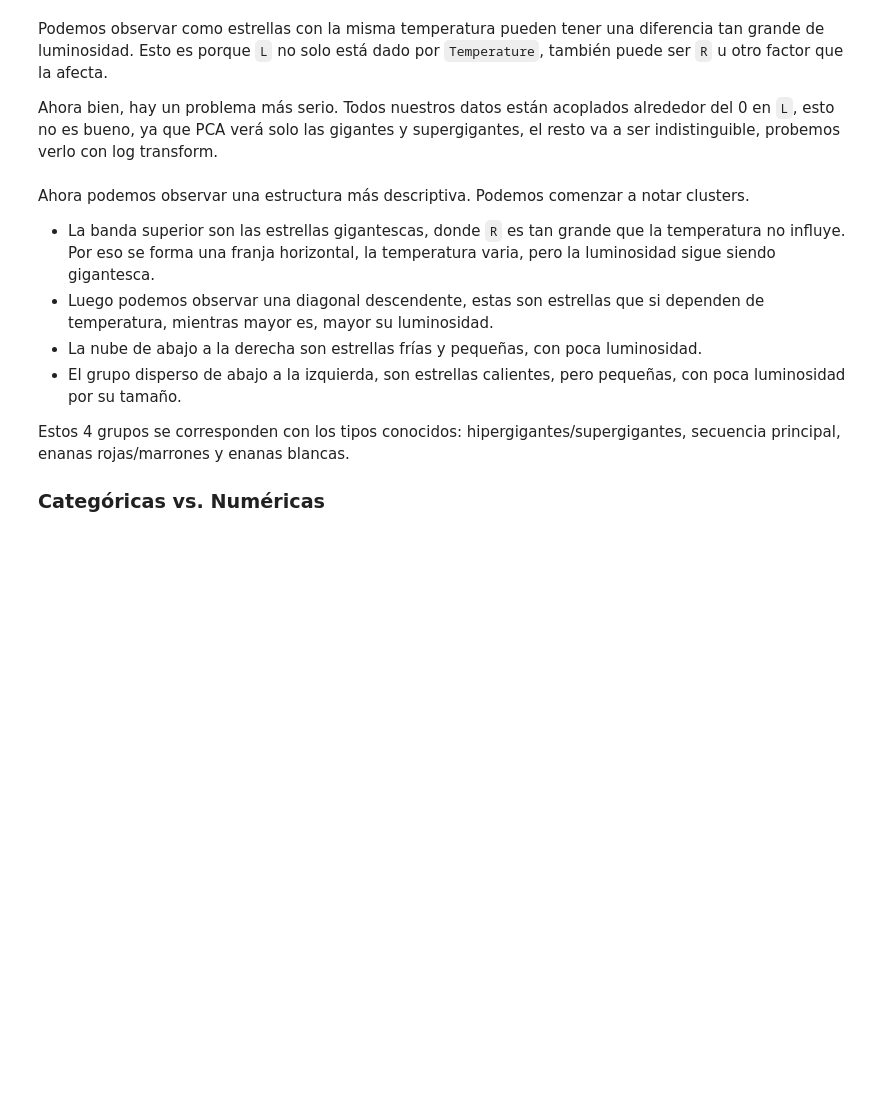
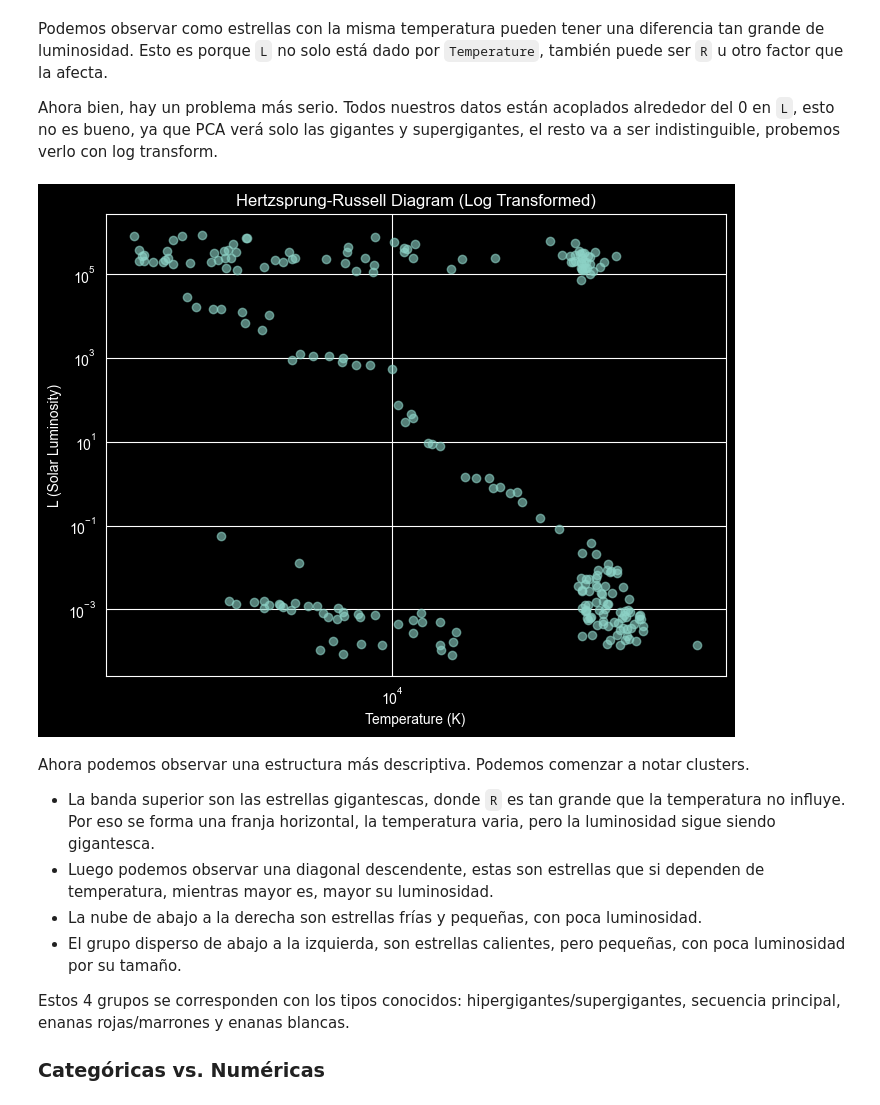
Before and after one commit to mathiasaiva/clustering_practice, a Jupyter notebook: notebooks/clustering.ipynb, the cells around one changed output. Drawn from its saved outputs; the diff is of its cells as text; code cells hidden in the pictures; blank space fills up the shorter version.

```diff
--- a/notebooks/clustering.ipynb
+++ b/notebooks/clustering.ipynb
@@ -241,7 +283,9 @@ Podemos observar como estrellas con la misma temperatura pueden tener una difere
 
 Ahora bien, hay un problema más serio. Todos nuestros datos están acoplados alrededor del 0 en `L`, esto no es bueno, ya que PCA verá solo las gigantes y supergigantes, el resto va a ser indistinguible, probemos verlo con log transform.
 # %%
-show_hr_graph(log_transform=True)
+show_hr_graph(lt=True)
+# %% [output]
+[figure, added]
 # %% [markdown]
 Ahora podemos observar una estructura más descriptiva. Podemos comenzar a notar clusters.
 
```
Also changed, not shown: parts of 29 cells of this notebook.
